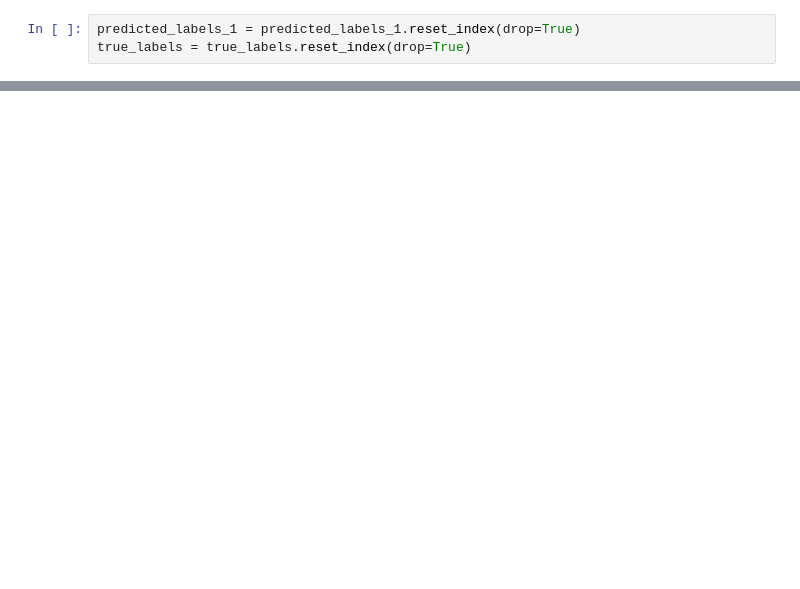
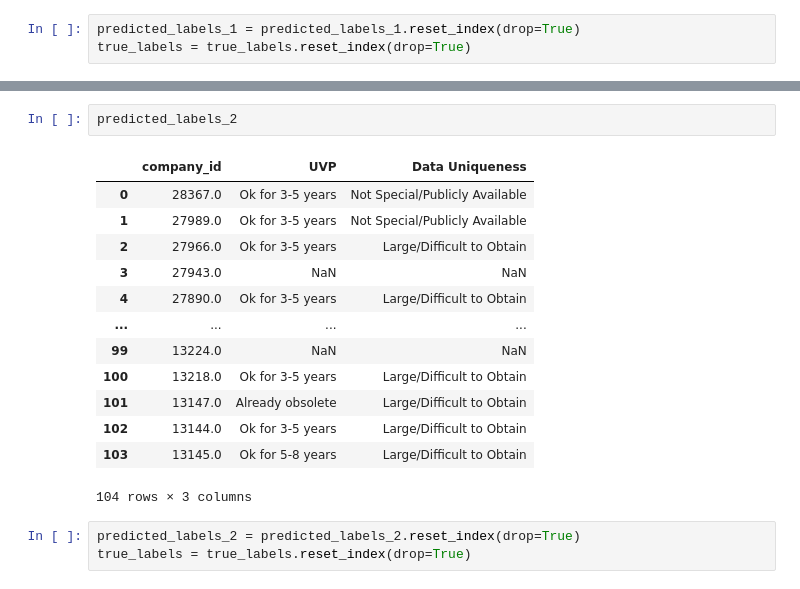
Before and after one commit to nilanshadargan/masters_thesis, a Jupyter notebook: chatgpt_results.ipynb, the cells around one changed output, grey strips where cells are left out. Drawn from its saved outputs; the diff is of its cells as text; blank space fills up the shorter version.

```diff
--- a/chatgpt_results.ipynb
+++ b/chatgpt_results.ipynb
@@ -122,0 +139,19 @@ plt.show()
+# %%
+predicted_labels_2
+# %% [output]
+|  | company_id | UVP | Data Uniqueness |
+| 0 | 28367.0 | Ok for 3-5 years | Not Special/Publicly Available |
+| 1 | 27989.0 | Ok for 3-5 years | Not Special/Publicly Available |
+| 2 | 27966.0 | Ok for 3-5 years | Large/Difficult to Obtain |
+| 3 | 27943.0 | NaN | NaN |
+| 4 | 27890.0 | Ok for 3-5 years | Large/Difficult to Obtain |
+| ... | ... | ... | ... |
+| 99 | 13224.0 | NaN | NaN |
+| 100 | 13218.0 | Ok for 3-5 years | Large/Difficult to Obtain |
+| 101 | 13147.0 | Already obsolete | Large/Difficult to Obtain |
+| 102 | 13144.0 | Ok for 3-5 years | Large/Difficult to Obtain |
+| 103 | 13145.0 | Ok for 5-8 years | Large/Difficult to Obtain |
+104 rows × 3 columns
+# %%
+predicted_labels_2 = predicted_labels_2.reset_index(drop=True)
+true_labels = true_labels.reset_index(drop=True)
```
Also changed, not shown: parts of 14 cells of this notebook.
